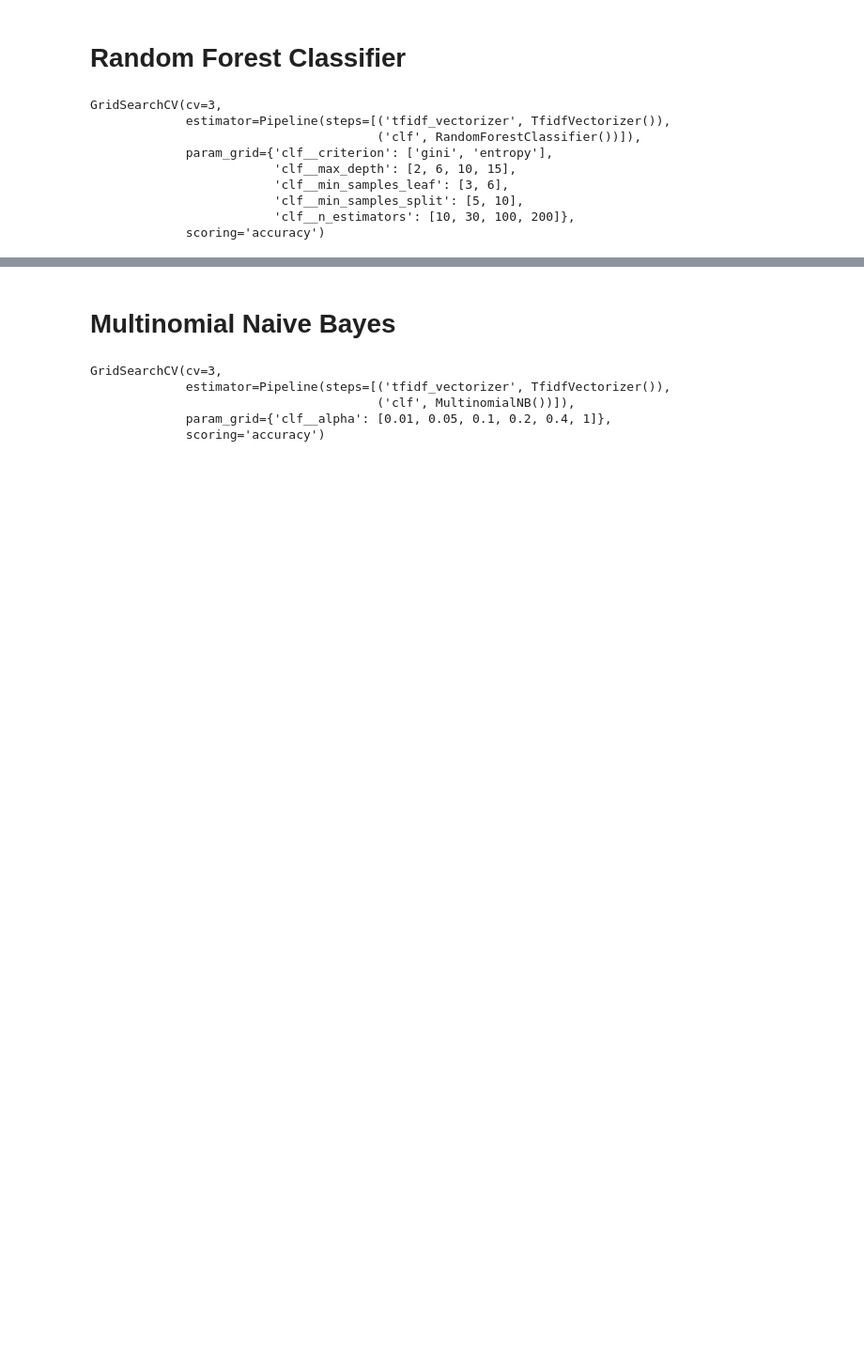
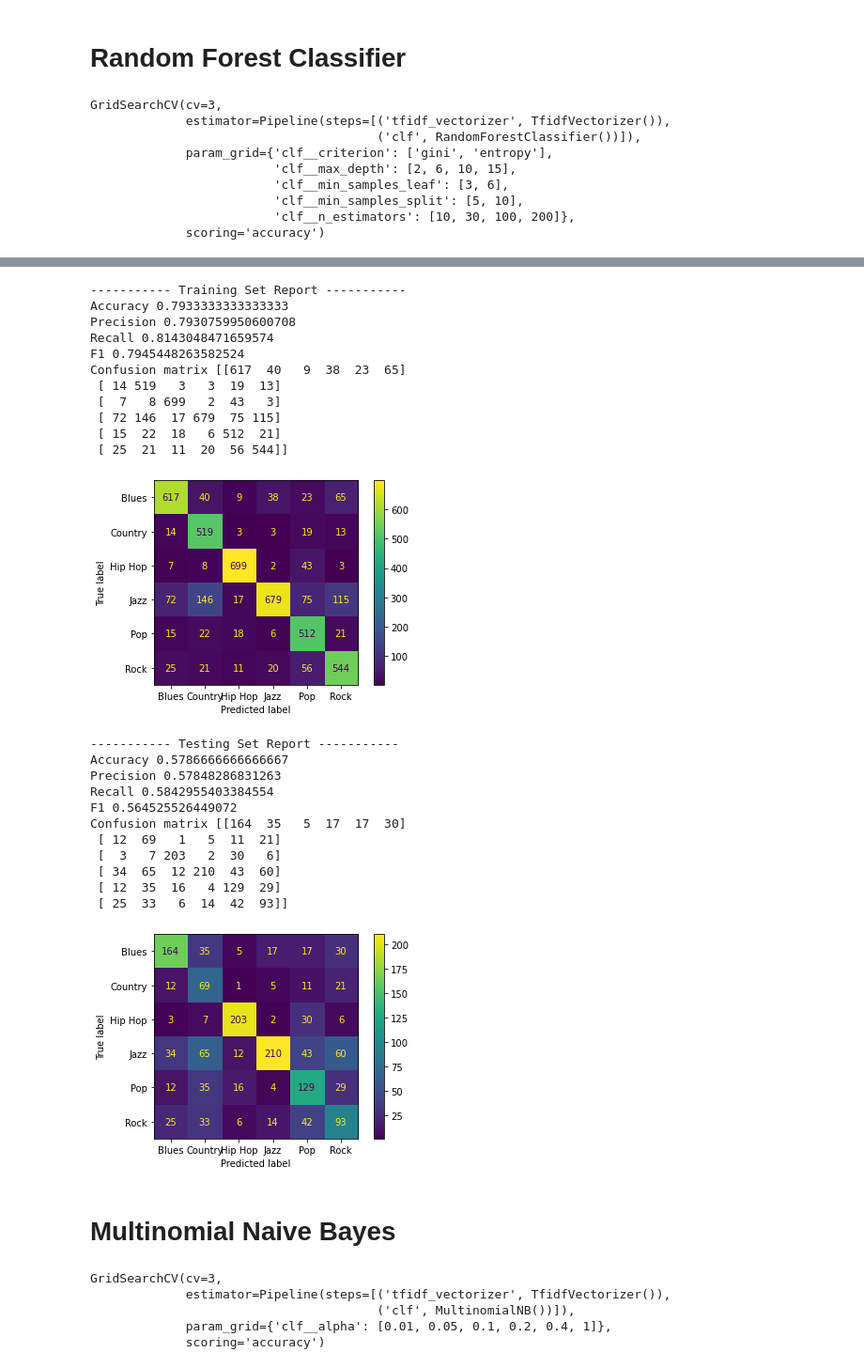
Before and after one commit to ZibingZhang/cs4120, a Jupyter notebook: PredictingGenre.ipynb, the cells around one changed output, grey strips where cells are left out. Shown at 94% size. Cells and saved outputs as stored; diff of their text form; code cells hidden in the pictures; blank space fills up the shorter version.

```diff
--- a/PredictingGenre.ipynb
+++ b/PredictingGenre.ipynb
@@ -321,3 +328,6 @@ plt.show()
 # Based on the results ->
 # %%
 X_train, X_test, y_train, y_test = train_test_split(lemmed_lyrics, combined_genre_data.Genres, test_size=0.25)
+# %%
+le = LabelEncoder()
+le.fit(combined_genre_data.Genres.values)
@@ -323,0 +338,22 @@ X_train, X_test, y_train, y_test = train_test_split(lemmed_lyrics, combined_genr
+# %%
+def score_report(classes, classified_train, gold_train, classified_test, gold_test):
+    print("----------- Training Set Report -----------")
+    print("Accuracy", accuracy_score(gold_train, classified_train))
+    print("Precision", precision_multi(gold_train, classified_train))
+    print("Recall", recall_multi(gold_train, classified_train))
+    print("F1", f1_multi(gold_train, classified_train))
+    cm = confusion_matrix(gold_train, classified_train, labels=classes)
+    print("Confusion matrix", cm)
+    disp = ConfusionMatrixDisplay(confusion_matrix=cm, display_labels=classes)
+    disp.plot()
+    plt.show()
+    print("----------- Testing Set Report -----------")
+    print("Accuracy", accuracy_score(gold_test, classified_test))
+    print("Precision", precision_multi(gold_test, classified_test))
+    print("Recall", recall_multi(gold_test, classified_test))
+    print("F1", f1_multi(gold_test, classified_test))
+    cm = confusion_matrix(gold_test, classified_test, labels=classes)
+    print("Confusion matrix", cm)
+    disp = ConfusionMatrixDisplay(confusion_matrix=cm, display_labels=classes)
+    disp.plot()
+    plt.show()
@@ -363,5 +470,34 @@ Mean Testing Score: 56.0%
 Best Parameter Combination Found During Grid Search:
 {'clf__criterion': 'gini', 'clf__max_depth': 15, 'clf__min_samples_leaf': 3, 'clf__min_samples_split': 5, 'clf__n_estimators': 200}
+# %%
+rf_classified_train = gs_RF.predict(X_train)
+rf_classified_test = gs_RF.predict(X_test)
+score_report(le.classes_, np.array(y_train), rf_classified_train, np.array(y_test), rf_classified_test)
+# %% [output]
+----------- Training Set Report -----------
+Accuracy 0.7933333333333333
+Precision 0.7930759950600708
+Recall 0.8143048471659574
+F1 0.7945448263582524
+Confusion matrix [[617  40   9  38  23  65]
+ [ 14 519   3   3  19  13]
+ [  7   8 699   2  43   3]
+ [ 72 146  17 679  75 115]
+ [ 15  22  18   6 512  21]
+ [ 25  21  11  20  56 544]]
+[figure, added]
+----------- Testing Set Report -----------
+Accuracy 0.5786666666666667
+Precision 0.57848286831263
+Recall 0.5842955403384554
+F1 0.564525526449072
+Confusion matrix [[164  35   5  17  17  30]
+ [ 12  69   1   5  11  21]
+ [  3   7 203   2  30   6]
+ [ 34  65  12 210  43  60]
+ [ 12  35  16   4 129  29]
+ [ 25  33   6  14  42  93]]
+[figure, added]
 # %% [markdown]
 # Multinomial Naive Bayes
 # %%
```
Also changed, not shown: parts of 28 cells of this notebook, 2 other files.
